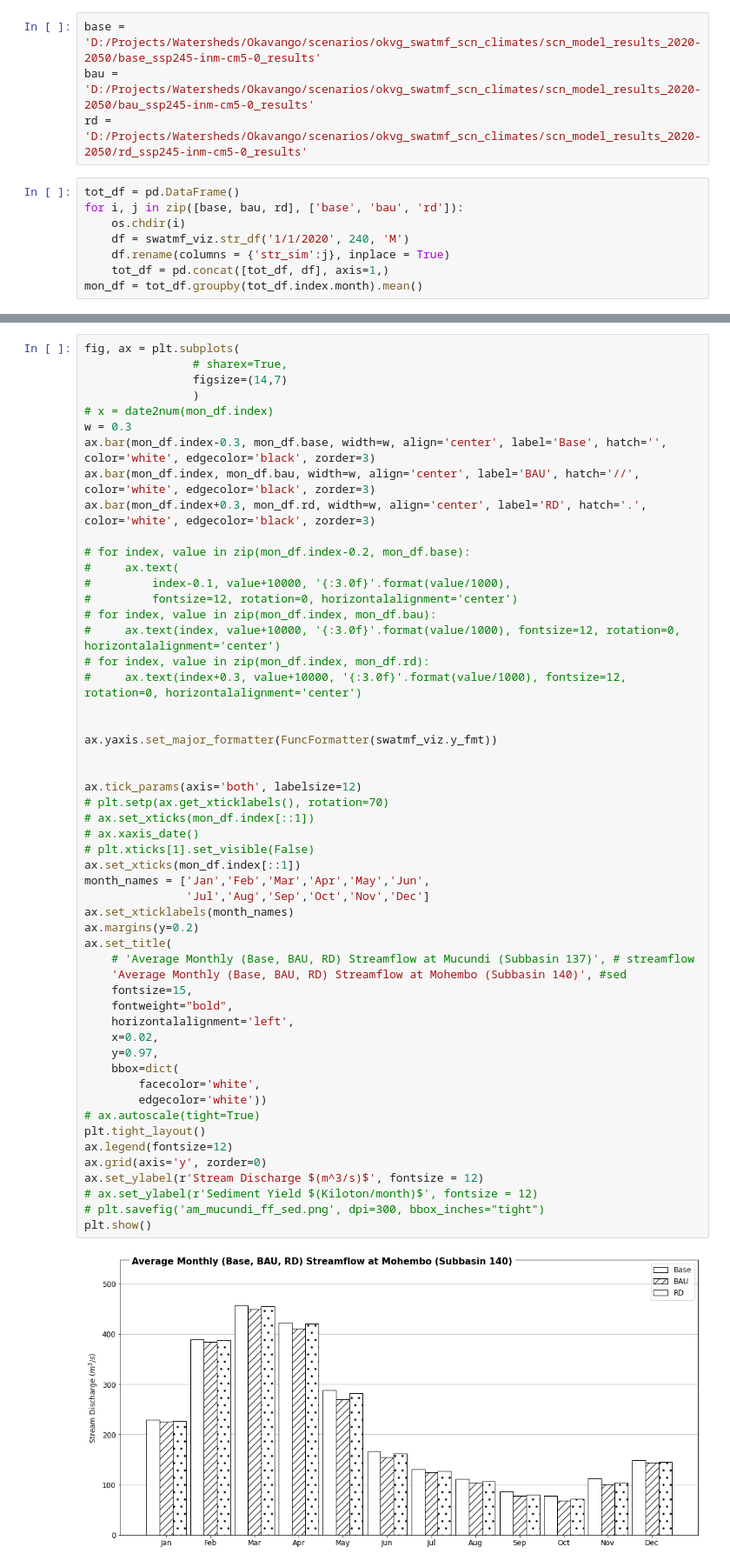
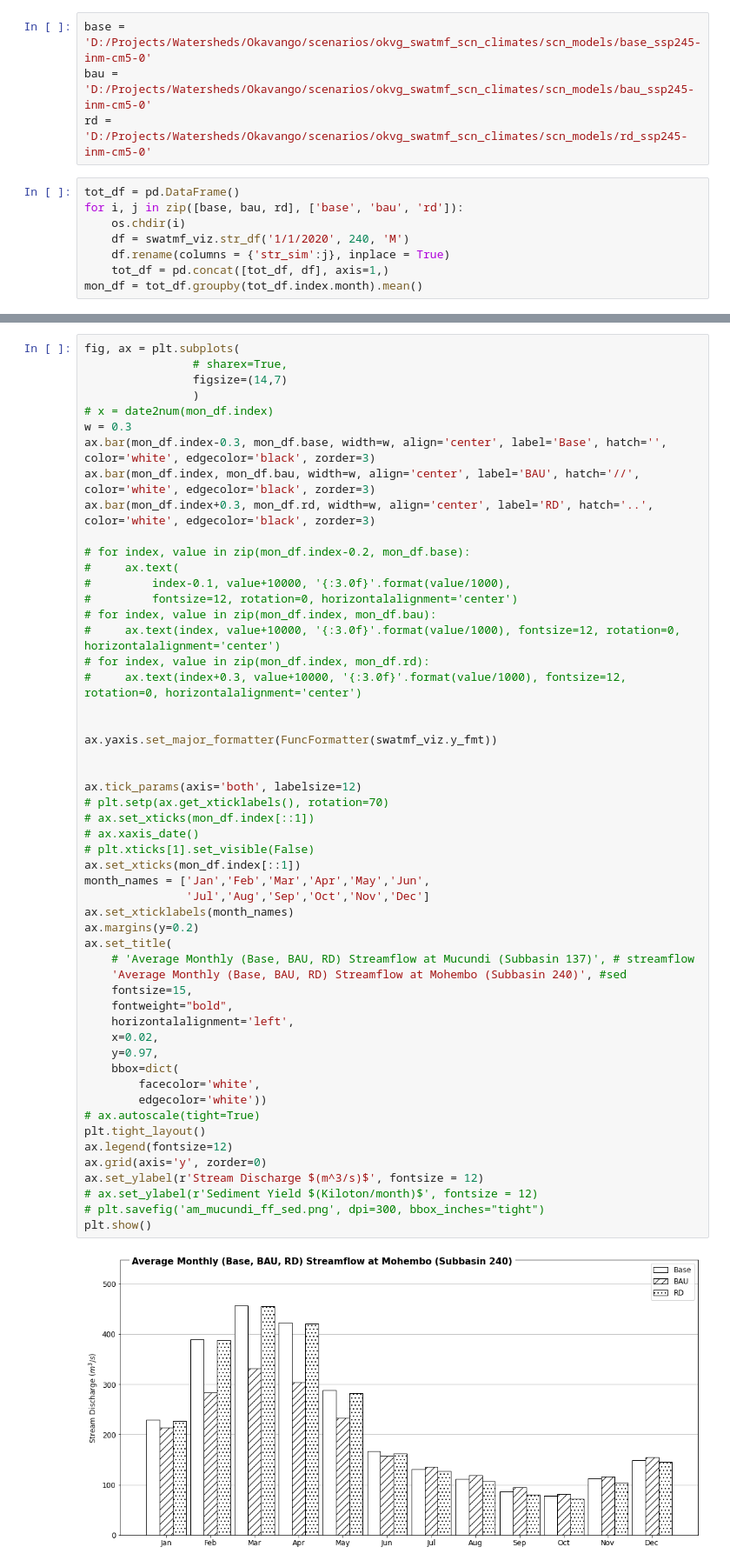
Before and after one commit to spark-brc/swatmf, a Jupyter notebook: notebooks/okvg_081121_verifying.ipynb, the cells around one changed output, grey strips where cells are left out. Shown at 87% size. Drawn from its saved outputs; the diff is of its cells as text.

```diff
--- a/notebooks/okvg_081121_verifying.ipynb
+++ b/notebooks/okvg_081121_verifying.ipynb
@@ -133,7 +133,7 @@ plt.show()
 # %%
-base = 'D:/Projects/Watersheds/Okavango/scenarios/okvg_swatmf_scn_climates/scn_model_results_2020-2050/base_ssp245-inm-cm5-0_results'
-bau = 'D:/Projects/Watersheds/Okavango/scenarios/okvg_swatmf_scn_climates/scn_model_results_2020-2050/bau_ssp245-inm-cm5-0_results'
-rd = 'D:/Projects/Watersheds/Okavango/scenarios/okvg_swatmf_scn_climates/scn_model_results_2020-2050/rd_ssp245-inm-cm5-0_results'
+base = 'D:/Projects/Watersheds/Okavango/scenarios/okvg_swatmf_scn_climates/scn_models/base_ssp245-inm-cm5-0'
+bau = 'D:/Projects/Watersheds/Okavango/scenarios/okvg_swatmf_scn_climates/scn_models/bau_ssp245-inm-cm5-0'
+rd = 'D:/Projects/Watersheds/Okavango/scenarios/okvg_swatmf_scn_climates/scn_models/rd_ssp245-inm-cm5-0'
 # %%
 tot_df = pd.DataFrame()
 for i, j in zip([base, bau, rd], ['base', 'bau', 'rd']):
@@ -167,7 +167,7 @@ fig, ax = plt.subplots(
 w = 0.3
 ax.bar(mon_df.index-0.3, mon_df.base, width=w, align='center', label='Base', hatch='', color='white', edgecolor='black', zorder=3)
 ax.bar(mon_df.index, mon_df.bau, width=w, align='center', label='BAU', hatch='//', color='white', edgecolor='black', zorder=3)
-ax.bar(mon_df.index+0.3, mon_df.rd, width=w, align='center', label='RD', hatch='.', color='white', edgecolor='black', zorder=3)
+ax.bar(mon_df.index+0.3, mon_df.rd, width=w, align='center', label='RD', hatch='..', color='white', edgecolor='black', zorder=3)
 
 # for index, value in zip(mon_df.index-0.2, mon_df.base):
 #     ax.text(
@@ -184,32 +184,32 @@ ax.yaxis.set_major_formatter(FuncFormatter(swatmf_viz.y_fmt))
 
 ax.tick_params(axis='both', labelsize=12)
 # plt.setp(ax.get_xticklabels(), rotation=70)
 # ax.set_xticks(mon_df.index[::1])
 # ax.xaxis_date()
 # plt.xticks[1].set_visible(False)
 ax.set_xticks(mon_df.index[::1])
 month_names = ['Jan','Feb','Mar','Apr','May','Jun',
                'Jul','Aug','Sep','Oct','Nov','Dec']
 ax.set_xticklabels(month_names)
 ax.margins(y=0.2)
 ax.set_title(
     # 'Average Monthly (Base, BAU, RD) Streamflow at Mucundi (Subbasin 137)', # streamflow
-    'Average Monthly (Base, BAU, RD) Streamflow at Mohembo (Subbasin 140)', #sed
+    'Average Monthly (Base, BAU, RD) Streamflow at Mohembo (Subbasin 240)', #sed
     fontsize=15,
     fontweight="bold",
     horizontalalignment='left',
     x=0.02,
     y=0.97,
     bbox=dict(
         facecolor='white',
         edgecolor='white'))
 # ax.autoscale(tight=True)
 plt.tight_layout()
 ax.legend(fontsize=12)
 ax.grid(axis='y', zorder=0)
 ax.set_ylabel(r'Stream Discharge $(m^3/s)$', fontsize = 12)
 # ax.set_ylabel(r'Sediment Yield $(Kiloton/month)$', fontsize = 12)
 # plt.savefig('am_mucundi_ff_sed.png', dpi=300, bbox_inches="tight")
 plt.show()
 # %% [output]
-[figure, old version]
+[figure, new version]
```
Also changed, not shown: parts of 14 cells of this notebook, 1 other file.
